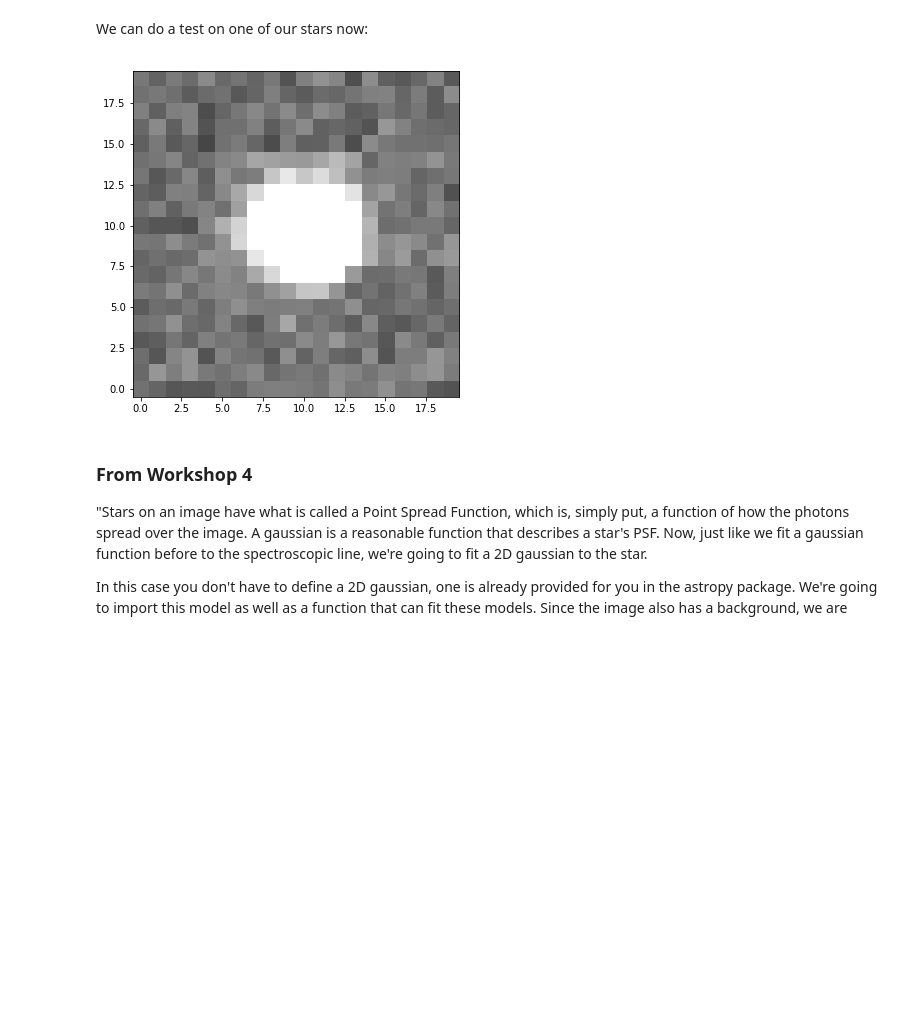
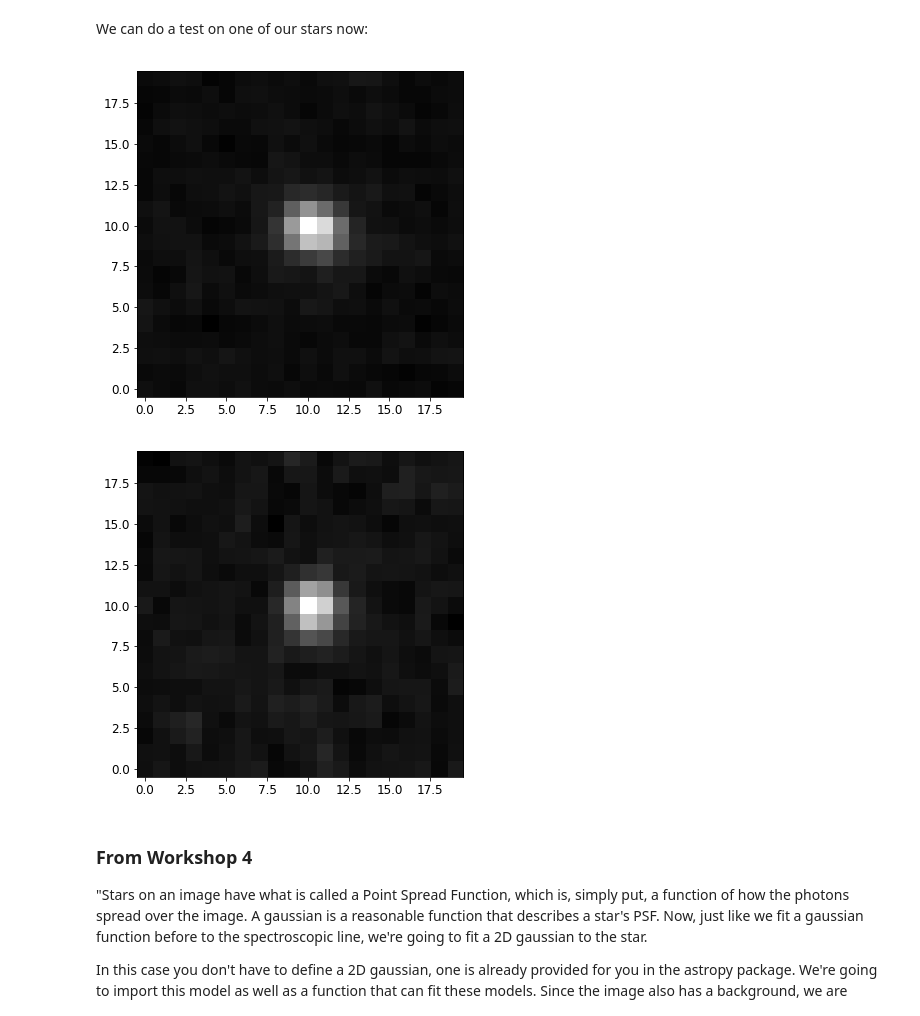
Before and after one commit to thyme4soup/A100HRDiagrams, a Jupyter notebook: HR Diagram Derivation.ipynb, the cells around one changed output. Cells and saved outputs as stored; diff of their text form; code cells hidden in the pictures; blank space fills up the shorter version.

```diff
--- a/HR Diagram Derivation.ipynb
+++ b/HR Diagram Derivation.ipynb
@@ -56,18 +57,25 @@ fits_dict = {
 }
 # %%
 # Open an image
-filename = fits_dict['5sB']
+filename = fits_dict['2sV']
 hdulist  = fits.open(filename)
+print(hdulist[0])
+img1 = hdulist[0].data[100:-100,100:-100]
 
-imlist  = hdulist[1:]
-
-scidata = imlist[1].data
+# Open an image
+filename = fits_dict['2sB']
+hdulist  = fits.open(filename)
+print(hdulist[0])
+img2 = hdulist[0].data[100:-100,100:-100]
 
 # Calculate the mean, median, and standard deviation of the data in the image.
-mean, median, std = astats.sigma_clipped_stats(scidata, sigma=3.0, maxiters=5)
+mean, median, std = astats.sigma_clipped_stats(img, sigma=3.0, maxiters=5)
+
+apertures = CircularAperture(([394], [524]), r=5.)
 
 # Plot the image
 plt.figure(figsize=(10,8))
-plt.imshow(scidata, vmin=median-6.0*std, vmax=median+6.0*std, cmap='gray', origin='lower')
+plt.imshow(img1, vmin=median-6.0*std, vmax=median+6.0*std, cmap='gray', origin='lower')
+apertures.plot(color='#0547f9', lw=1.5)
 plt.show()
 # %% [output]
@@ -75,24 +108,25 @@ plt.show()
 # %%
 
-mean, median, std = sigma_clipped_stats(scidata, sigma=3.0)
+mean, median, std = sigma_clipped_stats(img, sigma=3.0)
 threshold = median + (10. * std)
-tbl = find_peaks(scidata, threshold, box_size=11)
+tbl = find_peaks(img1, threshold, box_size=11)
 tbl['peak_value'].info.format = '%.8g'  # for consistent table output
 
-print(tbl[:10])    # print only the first 10 peaks
+print(tbl)
 
 positions = (tbl['x_peak'], tbl['y_peak'])
+stars = list(zip(positions[0], positions[1]))
 
 def get_rect(x, y):
     return (max(0, x - 10), max(0, y - 10), x + 10, y + 10)
 
 rects = [get_rect(positions[0][i], positions[1][i]) for i in range(len(positions[0]))]
 apertures = CircularAperture(positions, r=5.)
-norm = simple_norm(scidata, 'sqrt', percent=99.9)
-plt.imshow(scidata, cmap='Greys_r', origin='lower', norm=norm)
+norm = simple_norm(img1, 'sqrt', percent=99.9)
+plt.imshow(img1, cmap='Greys_r', origin='lower', norm=norm)
 apertures.plot(color='#0547f9', lw=1.5)
-plt.xlim(0, scidata.shape[1]-1)
-plt.ylim(0, scidata.shape[0]-1)
+plt.xlim(0, img.shape[1]-1)
+plt.ylim(0, img.shape[0]-1)
 # %% [output]
 x_peak y_peak peak_value
 ------ ------ ----------
@@ -113,15 +152,22 @@ We can do a test on one of our stars now:
 # %%
 rect = rects[31]
 
 # Crop the Array
-cropped_data = scidata[rect[1]:rect[3],rect[0]:rect[2]]
+cropped_data1 = img1[rect[1]:rect[3],rect[0]:rect[2]]
+cropped_data2 = img2[rect[1]:rect[3],rect[0]:rect[2]]
 
 # Plot the Data
 plt.figure(figsize=(6,6))
-plt.imshow(cropped_data, vmin=median-6.0*std, vmax=median+6.0*std, cmap='gray', origin='lower')
+plt.imshow(cropped_data1, cmap='gray', origin='lower')
 plt.show()
+
+# Plot the Data
+plt.figure(figsize=(6,6))
+plt.imshow(cropped_data2, cmap='gray', origin='lower')
+plt.show()
 # %% [output]
-[figure, old version]
+[figure, new version]
+[figure, added]
 # %% [markdown]
 ### From Workshop 4
 
```
Also changed, not shown: parts of 17 cells of this notebook.
